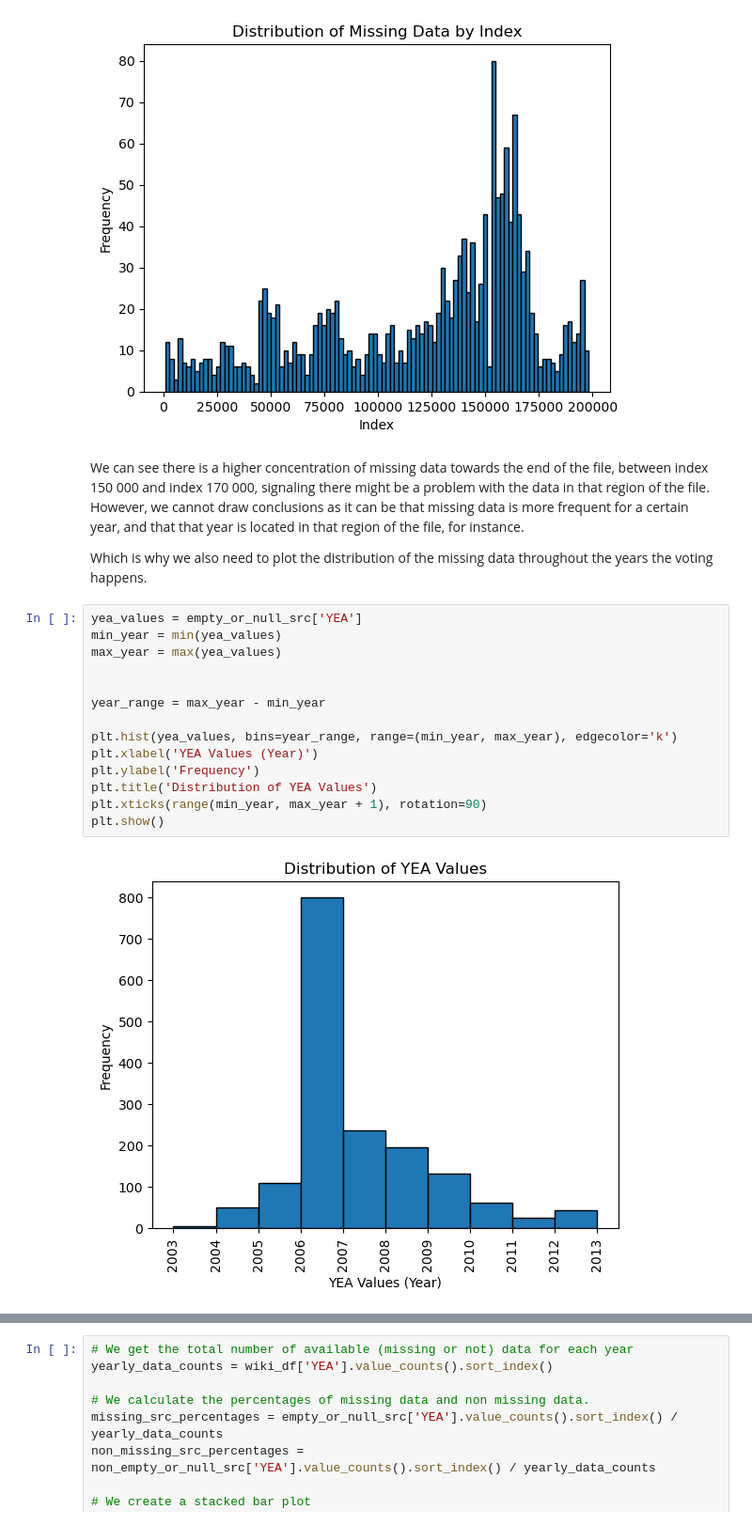
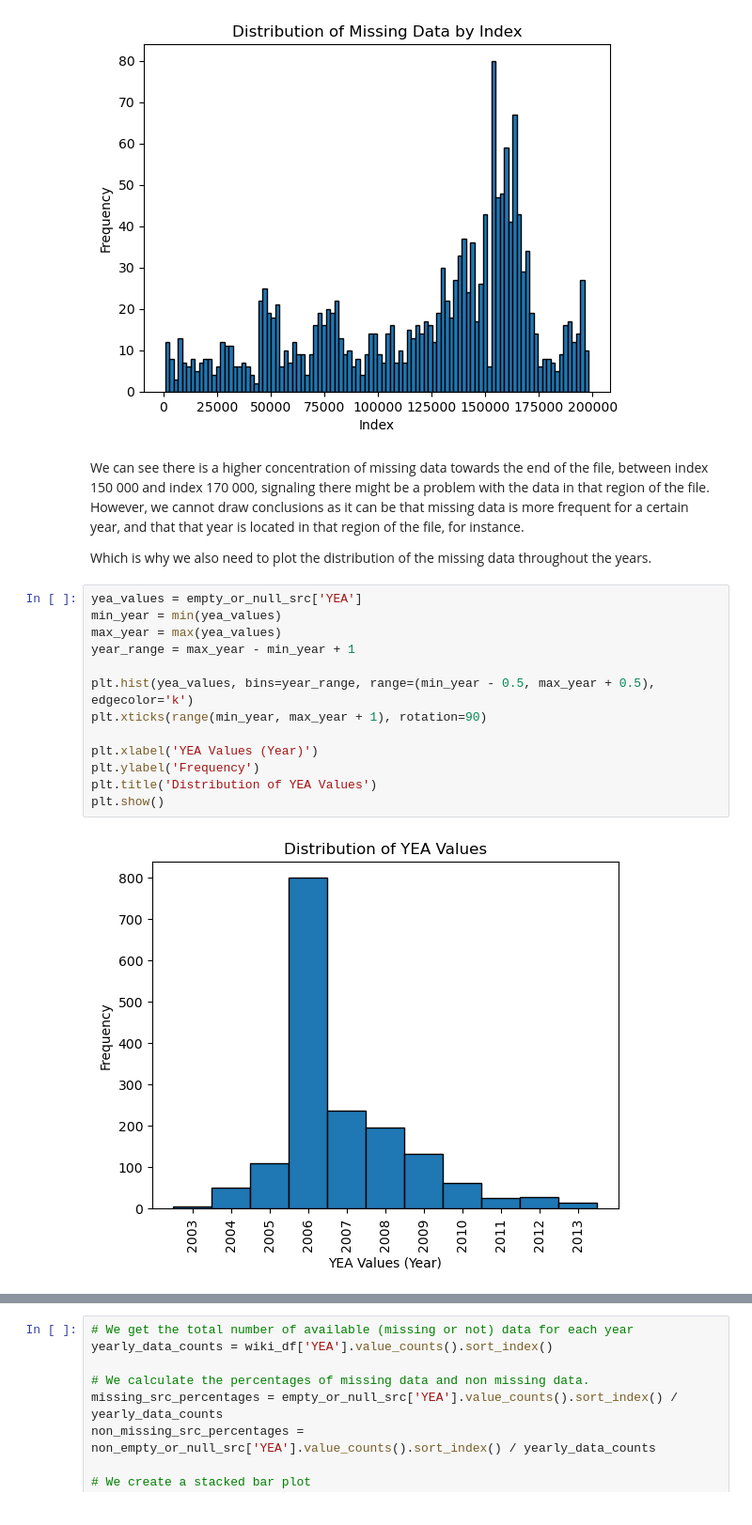
Before and after one commit to epfl-ada/ada-2023-project-datanauts23, a Jupyter notebook: data_processing.ipynb, the cells around one changed output, grey strips where cells are left out. Shown at 94% size. Drawn from its saved outputs; the diff is of its cells as text.

```diff
--- a/data_processing.ipynb
+++ b/data_processing.ipynb
@@ -184,21 +191,20 @@ plt.show()
 # %% [markdown]
 We can see there is a higher concentration of missing data towards the end of the file, between index 150 000 and index 170 000, signaling there might be a problem with the data in that region of the file. However, we cannot draw conclusions as it can be that missing data is more frequent for a certain year, and that that year is located in that region of the file, for instance.
 
-Which is why we also need to plot the distribution of the missing data throughout the years the voting happens.
+Which is why we also need to plot the distribution of the missing data throughout the years.
 # %%
 yea_values = empty_or_null_src['YEA']
 min_year = min(yea_values)
 max_year = max(yea_values)
+year_range = max_year - min_year + 1
 
+plt.hist(yea_values, bins=year_range, range=(min_year - 0.5, max_year + 0.5), edgecolor='k')
+plt.xticks(range(min_year, max_year + 1), rotation=90)
 
-year_range = max_year - min_year
-
-plt.hist(yea_values, bins=year_range, range=(min_year, max_year), edgecolor='k')
 plt.xlabel('YEA Values (Year)')
 plt.ylabel('Frequency')
 plt.title('Distribution of YEA Values')
-plt.xticks(range(min_year, max_year + 1), rotation=90)
 plt.show()
 # %% [output]
-[figure, old version]
+[figure, new version]
 # %% [markdown]
```
Also changed, not shown: parts of 147 cells of this notebook, 2 other files.
